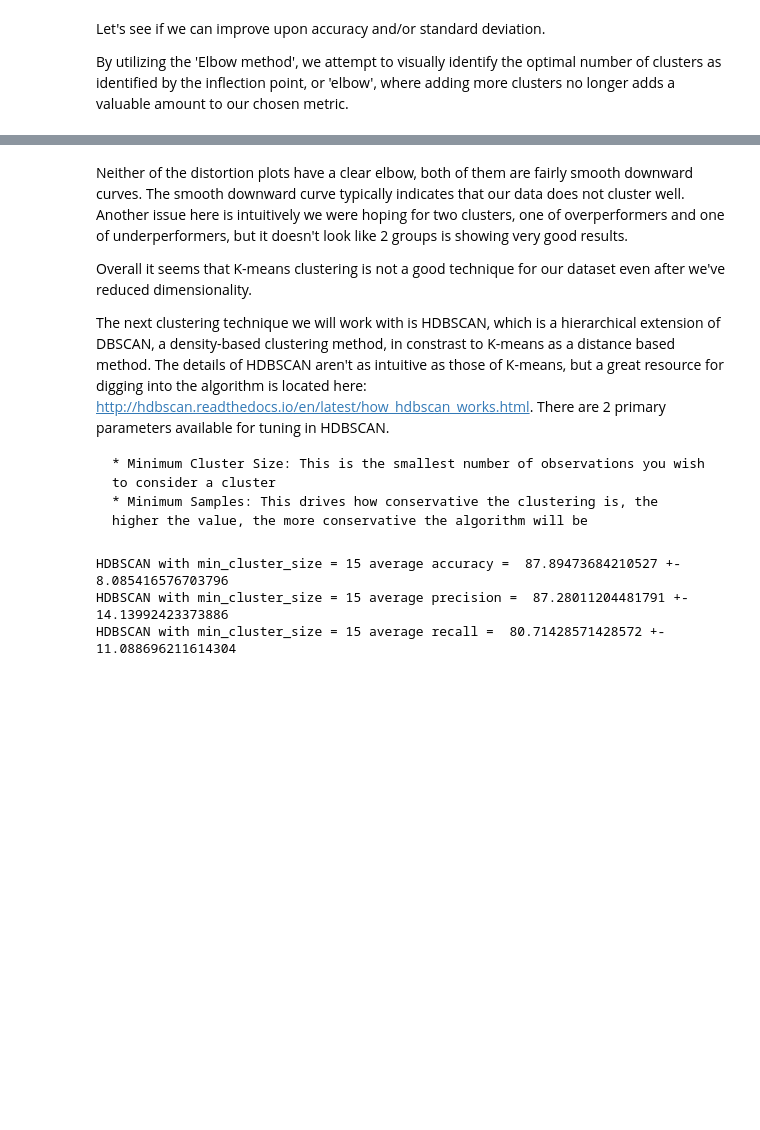
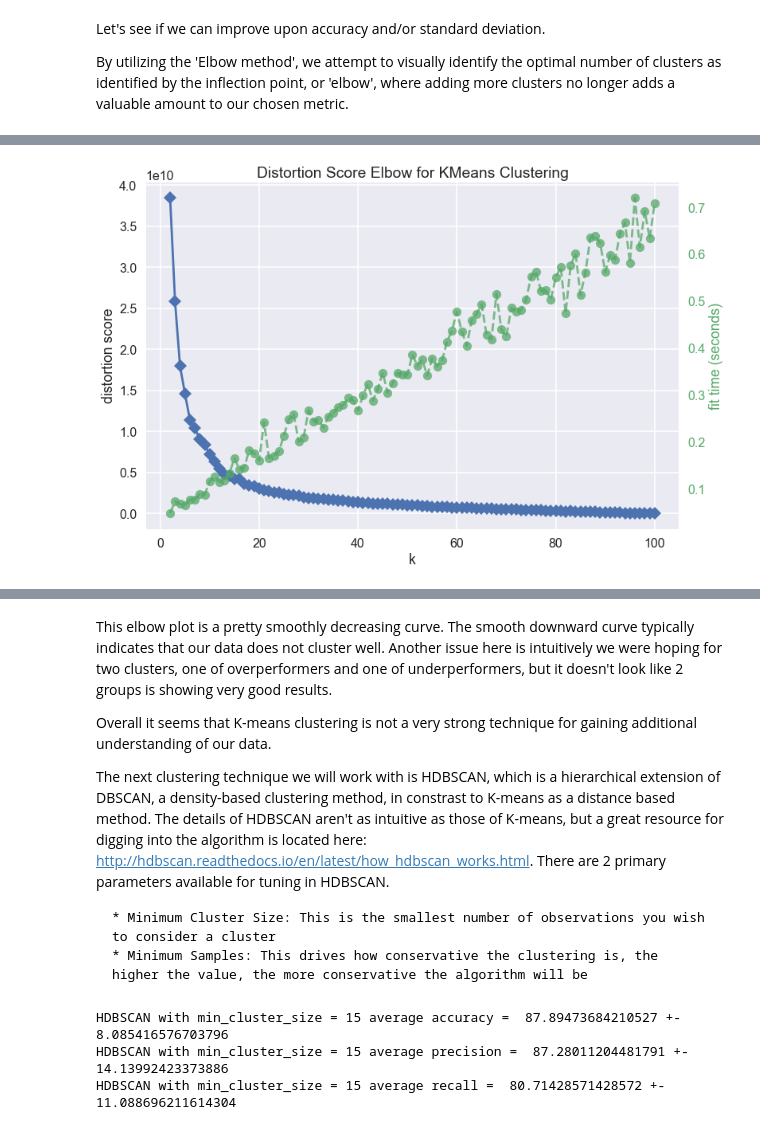
Before and after one commit to jeffweltman/MSDS7331, a Jupyter notebook: Lab3-Jordan.ipynb, the cells around one changed output, grey strips where cells are left out. Drawn from its saved outputs; the diff is of its cells as text; code cells hidden in the pictures; blank space fills up the shorter version.

```diff
--- a/Lab3-Jordan.ipynb
+++ b/Lab3-Jordan.ipynb
@@ -878,0 +867,19 @@ dist_elb.poof()
+# %%
+%%time
+newdims = (12, 8)
+fig, ax = pyplot.subplots(figsize=newdims)
+dist_elb = KElbowVisualizer(KMeans(), k=100, metric='distortion')
+dist_elb.fit(X_train)
+dist_elb.poof()
+
+n_clust = sil_elb.k_values_[np.argmin(sil_elb.k_scores_)]
+cls = KMeans(n_clusters=n_clust, init='k-means++', n_init=10, random_state=1)
+cls.fit(X_train)
+newfeature = cls.labels_
+X = np.column_stack((X_train, pd.get_dummies(newfeature)))
+acc = cross_validate(clf, X, y = y_train, cv = cv_class, scoring= ('accuracy', 'precision', 'recall'))
+print (n_clust, "Cluster KMeans average accuracy = ", acc['test_accuracy'].mean()*100, "+-", acc['test_accuracy'].std()*100)
+print (n_clust, "Cluster KMeans average precision = ", acc['test_precision'].mean()*100, "+-", acc['test_precision'].std()*100)
+print (n_clust, "Cluster KMeans average recall = ", acc['test_recall'].mean()*100, "+-", acc['test_recall'].std()*100)
+# %% [output]
+[figure, added]
@@ -879,7 +888,7 @@ dist_elb.poof()
 # %% [markdown]
-Neither of the distortion plots have a clear elbow, both of them are fairly smooth downward curves. The smooth downward curve typically indicates that our data does not cluster well. Another issue here is intuitively we were hoping for two clusters, one of overperformers and one of underperformers, but it doesn't look like 2 groups is showing very good results.
+This elbow plot is a pretty smoothly decreasing curve. The smooth downward curve typically indicates that our data does not cluster well. Another issue here is intuitively we were hoping for two clusters, one of overperformers and one of underperformers, but it doesn't look like 2 groups is showing very good results.
 
-Overall it seems that K-means clustering is not a good technique for our dataset even after we've reduced dimensionality.
+Overall it seems that K-means clustering is not a very strong technique for gaining additional understanding of our data.
 
 The next clustering technique we will work with is HDBSCAN, which is a hierarchical extension of DBSCAN, a density-based clustering method, in constrast to K-means as a distance based method. The details of HDBSCAN aren't as intuitive as those of K-means, but a great resource for digging into the algorithm is located here: http://hdbscan.readthedocs.io/en/latest/how_hdbscan_works.html. There are 2 primary parameters available for tuning in HDBSCAN.
 
```
Also changed, not shown: parts of 16 cells of this notebook.
